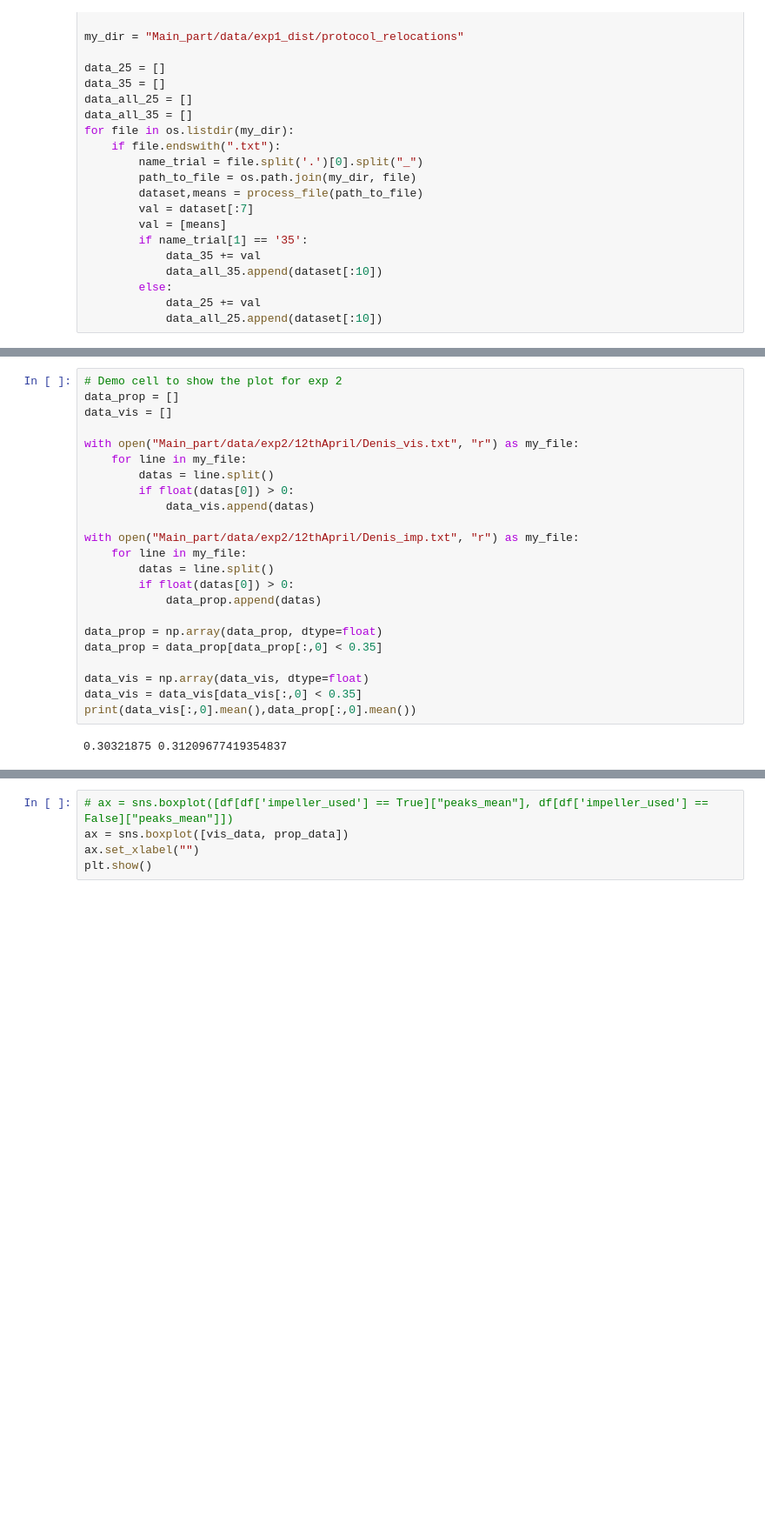
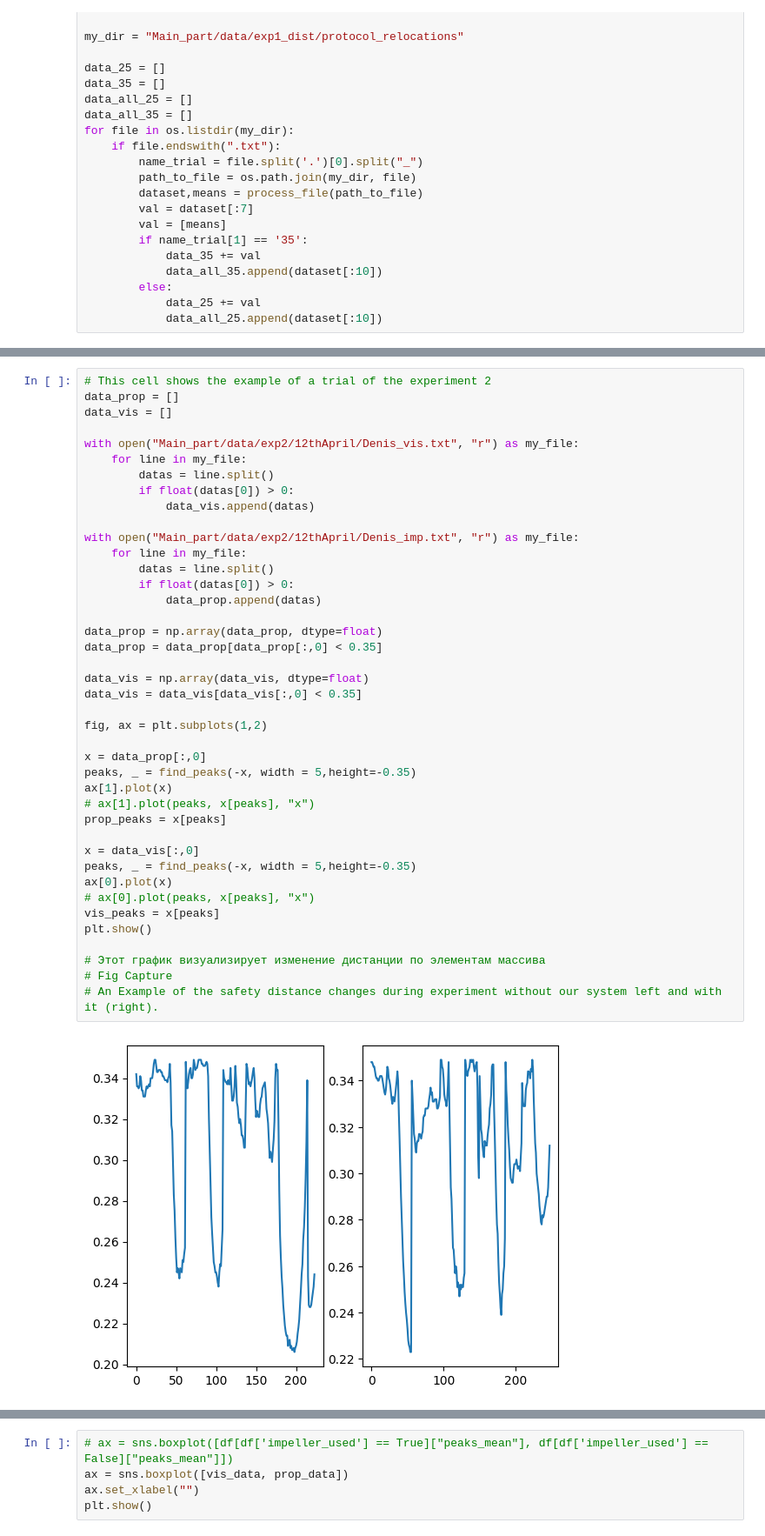
Before and after one commit to ViktorRakhmatulin/AirTouch, a Jupyter notebook: data_analysis.ipynb, the cells around one changed output, grey strips where cells are left out. Shown at 87% size. Drawn from its saved outputs; the diff is of its cells as text; blank space fills up the shorter version.

```diff
--- a/data_analysis.ipynb
+++ b/data_analysis.ipynb
@@ -144,26 +110,44 @@ print(data_35_error.mean(),data_35_error.std())
 # %%
-# Demo cell to show the plot for exp 2
+# This cell shows the example of a trial of the experiment 2
 data_prop = []
 data_vis = []
 
 with open("Main_part/data/exp2/12thApril/Denis_vis.txt", "r") as my_file:
     for line in my_file:
         datas = line.split()
         if float(datas[0]) > 0:
             data_vis.append(datas)
 
 with open("Main_part/data/exp2/12thApril/Denis_imp.txt", "r") as my_file:
     for line in my_file:
         datas = line.split()
         if float(datas[0]) > 0:
             data_prop.append(datas)
 
 data_prop = np.array(data_prop, dtype=float)
 data_prop = data_prop[data_prop[:,0] < 0.35]
 
 data_vis = np.array(data_vis, dtype=float)
 data_vis = data_vis[data_vis[:,0] < 0.35]
-print(data_vis[:,0].mean(),data_prop[:,0].mean())
+
+fig, ax = plt.subplots(1,2)
+
+x = data_prop[:,0]
+peaks, _ = find_peaks(-x, width = 5,height=-0.35)
+ax[1].plot(x)
+# ax[1].plot(peaks, x[peaks], "x")
+prop_peaks = x[peaks]
+
+x = data_vis[:,0]
+peaks, _ = find_peaks(-x, width = 5,height=-0.35)
+ax[0].plot(x)
+# ax[0].plot(peaks, x[peaks], "x")
+vis_peaks = x[peaks]
+plt.show()
+
+# Этот график визуализирует изменение дистанции по элементам массива
+# Fig Capture
+# An Example of the safety distance changes during experiment without our system left and with it (right).
 # %% [output]
-0.30321875 0.31209677419354837
+[figure, added]
 # %%
```
Also changed, not shown: parts of 19 cells of this notebook.
